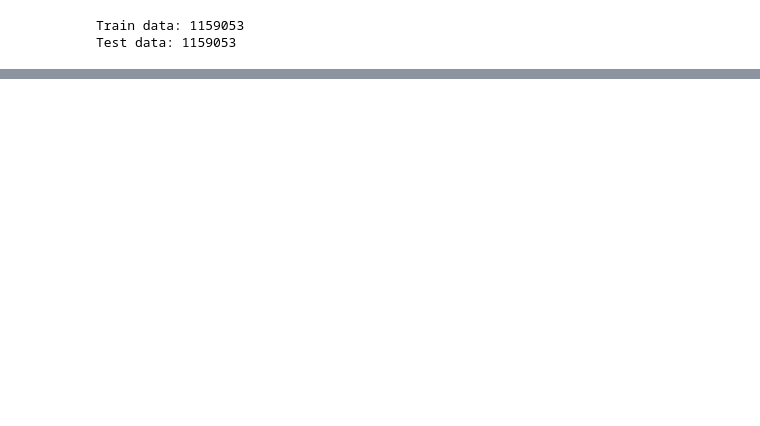
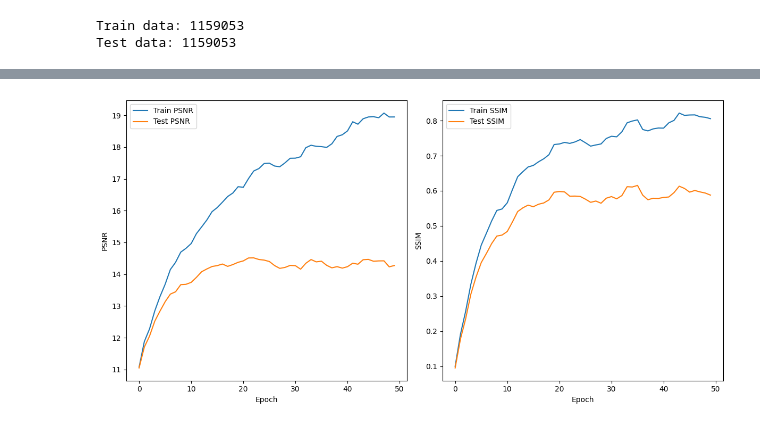
Before and after one commit to MightyCode/enseirb-s9-doodle-computer-vision, a Jupyter notebook: encoder_decoder.ipynb, the cells around one changed output, grey strips where cells are left out. Saved outputs shown, nothing was run; the diff lists cells and outputs as text; code cells hidden in the pictures; blank space fills up the shorter version.

```diff
--- a/encoder_decoder.ipynb
+++ b/encoder_decoder.ipynb
@@ -288,0 +384,4 @@ for i in range(num_cols):
+# %%
+plot_psnr_ssim(train_psnr_values, test_psnr_values, train_ssim_values, test_ssim_values)
+# %% [output]
+[figure, added]
```
Also changed, not shown: parts of 21 cells of this notebook.
